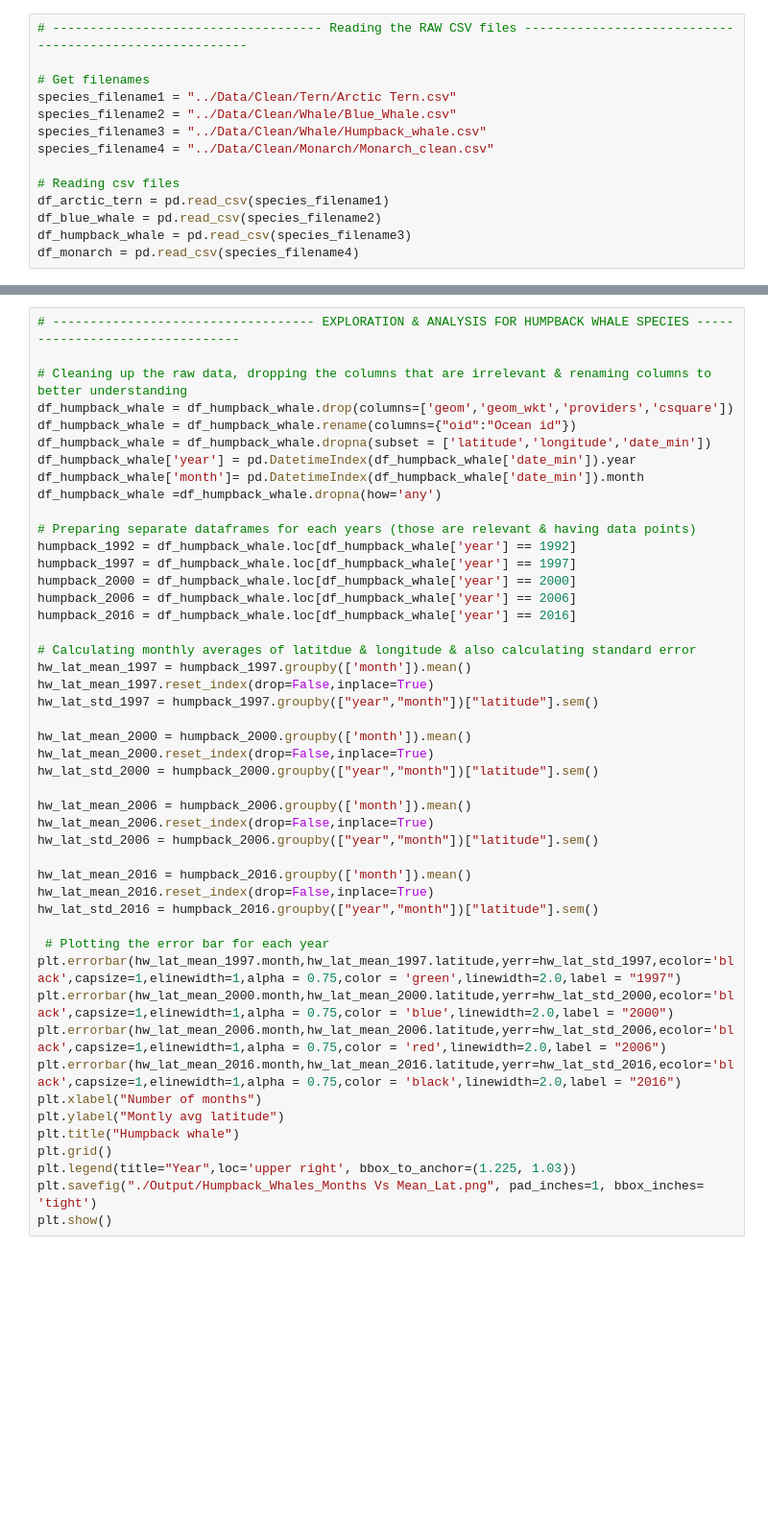
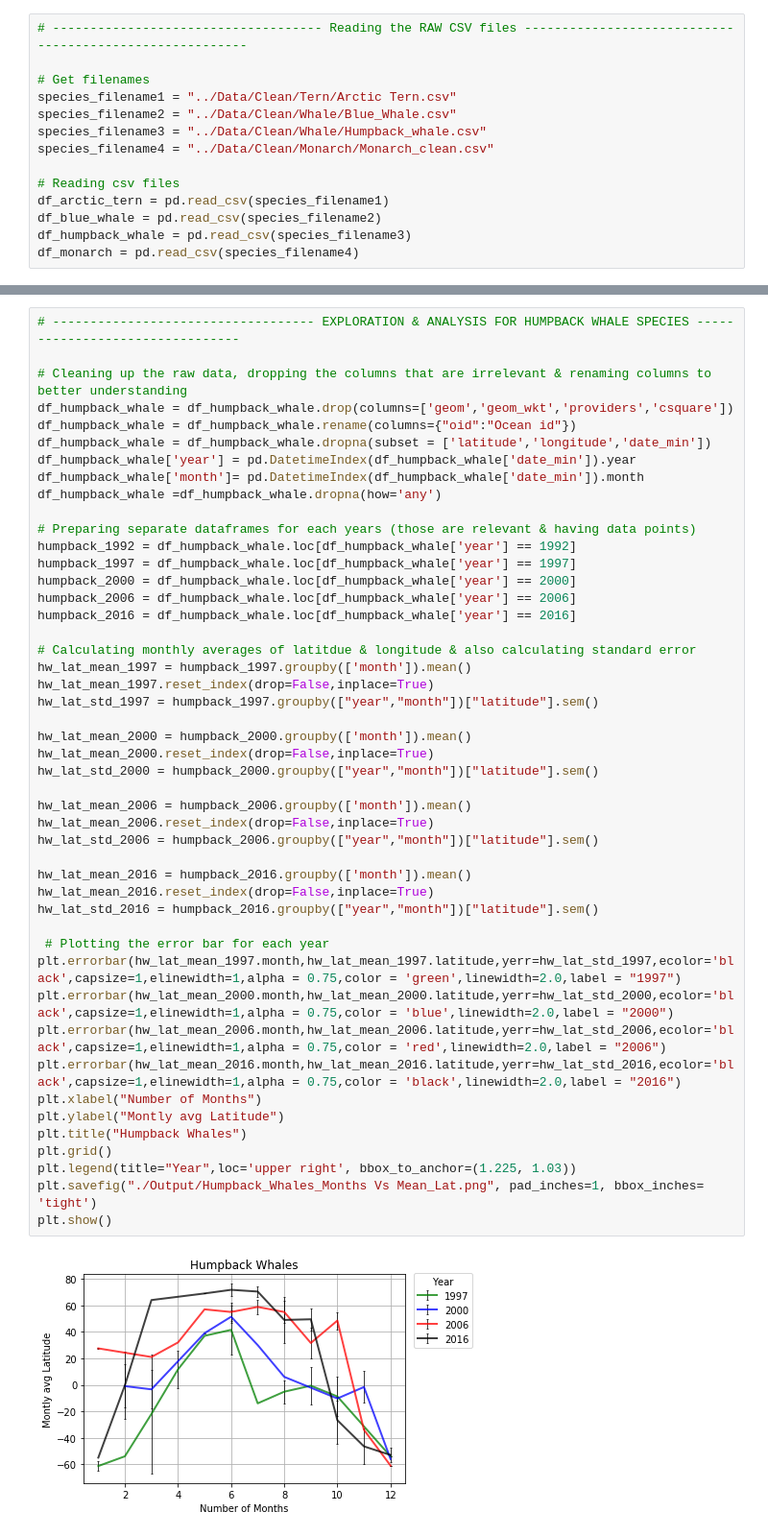
Before and after one commit to trivial-vector/Majick-Migration, a Jupyter notebook: Analysis/majick_migration.ipynb, the cells around one changed output, grey strips where cells are left out. Shown: that part at 96% size. Drawn from its saved outputs; the diff is of its cells as text; blank space fills up the shorter version.

```diff
--- a/Analysis/majick_migration.ipynb
+++ b/Analysis/majick_migration.ipynb
@@ -218,36 +245,38 @@ humpback_1997 = df_humpback_whale.loc[df_humpback_whale['year'] == 1997]
 humpback_2000 = df_humpback_whale.loc[df_humpback_whale['year'] == 2000]
 humpback_2006 = df_humpback_whale.loc[df_humpback_whale['year'] == 2006]
 humpback_2016 = df_humpback_whale.loc[df_humpback_whale['year'] == 2016]
 
 # Calculating monthly averages of latitdue & longitude & also calculating standard error
 hw_lat_mean_1997 = humpback_1997.groupby(['month']).mean()
 hw_lat_mean_1997.reset_index(drop=False,inplace=True)
 hw_lat_std_1997 = humpback_1997.groupby(["year","month"])["latitude"].sem()
 
 hw_lat_mean_2000 = humpback_2000.groupby(['month']).mean()
 hw_lat_mean_2000.reset_index(drop=False,inplace=True)
 hw_lat_std_2000 = humpback_2000.groupby(["year","month"])["latitude"].sem()
 
 hw_lat_mean_2006 = humpback_2006.groupby(['month']).mean()
 hw_lat_mean_2006.reset_index(drop=False,inplace=True)
 hw_lat_std_2006 = humpback_2006.groupby(["year","month"])["latitude"].sem()
 
 hw_lat_mean_2016 = humpback_2016.groupby(['month']).mean()
 hw_lat_mean_2016.reset_index(drop=False,inplace=True)
 hw_lat_std_2016 = humpback_2016.groupby(["year","month"])["latitude"].sem()
 
  # Plotting the error bar for each year
 plt.errorbar(hw_lat_mean_1997.month,hw_lat_mean_1997.latitude,yerr=hw_lat_std_1997,ecolor='black',capsize=1,elinewidth=1,alpha = 0.75,color = 'green',linewidth=2.0,label = "1997")
 plt.errorbar(hw_lat_mean_2000.month,hw_lat_mean_2000.latitude,yerr=hw_lat_std_2000,ecolor='black',capsize=1,elinewidth=1,alpha = 0.75,color = 'blue',linewidth=2.0,label = "2000")
 plt.errorbar(hw_lat_mean_2006.month,hw_lat_mean_2006.latitude,yerr=hw_lat_std_2006,ecolor='black',capsize=1,elinewidth=1,alpha = 0.75,color = 'red',linewidth=2.0,label = "2006")
 plt.errorbar(hw_lat_mean_2016.month,hw_lat_mean_2016.latitude,yerr=hw_lat_std_2016,ecolor='black',capsize=1,elinewidth=1,alpha = 0.75,color = 'black',linewidth=2.0,label = "2016")
-plt.xlabel("Number of months")
-plt.ylabel("Montly avg latitude")
-plt.title("Humpback whale")
+plt.xlabel("Number of Months")
+plt.ylabel("Montly avg Latitude")
+plt.title("Humpback Whales")
 plt.grid()
 plt.legend(title="Year",loc='upper right', bbox_to_anchor=(1.225, 1.03))
 plt.savefig("./Output/Humpback_Whales_Months Vs Mean_Lat.png", pad_inches=1, bbox_inches= 'tight')
 plt.show()
+# %% [output]
+[figure, added]
 # %%
 # Plotting the data for humpback whale on gmaps
 
```
Also changed, not shown: parts of 6 cells of this notebook, 6 other files.
